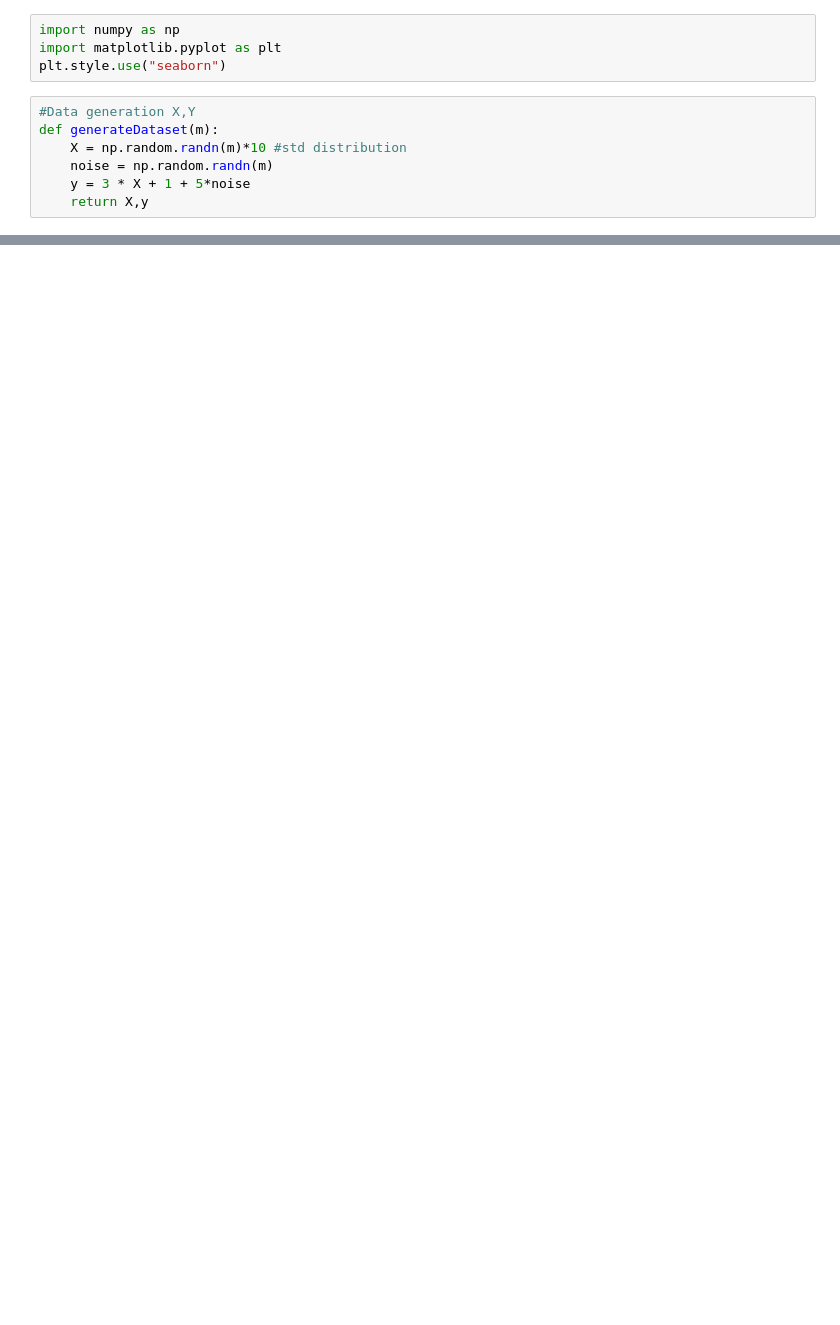
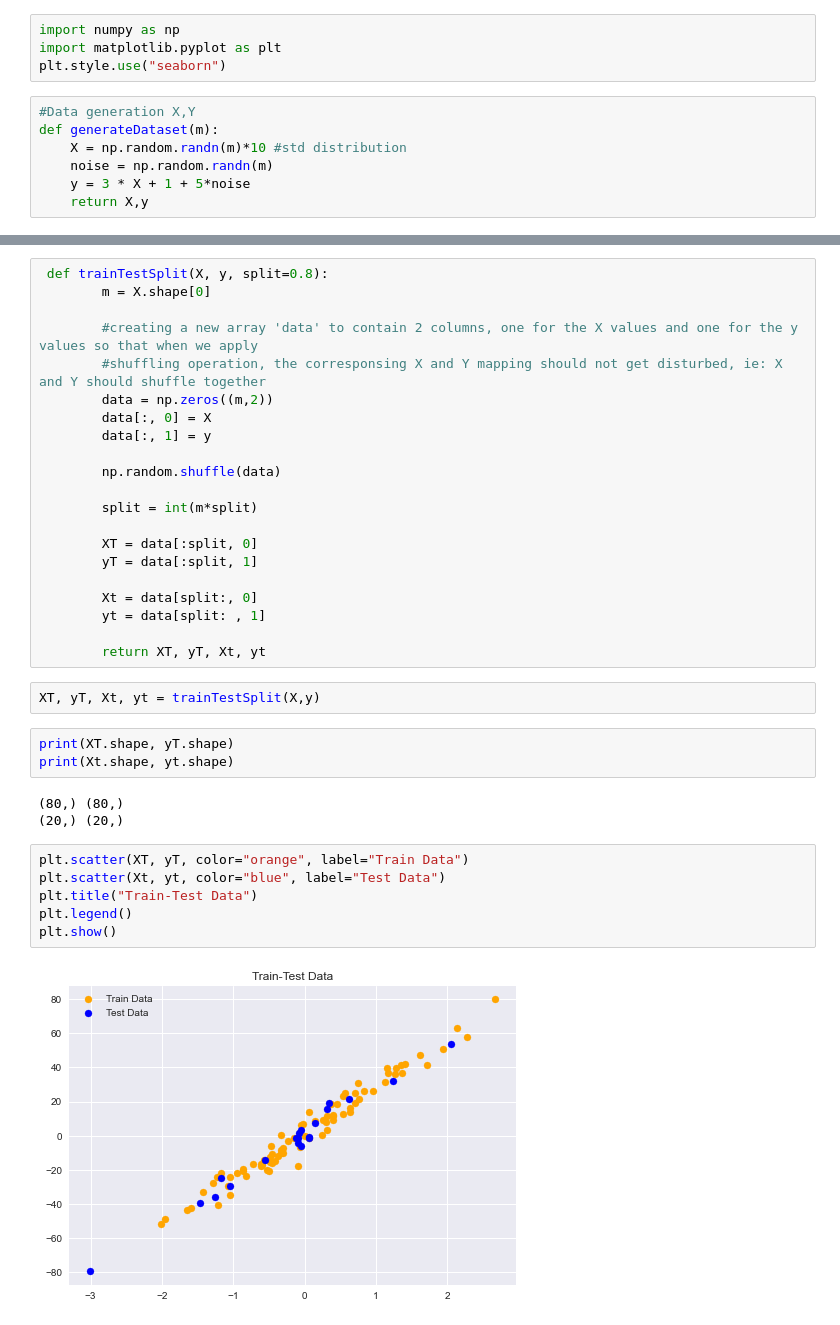
Before and after one commit to irfanalimd/machine-learning, a Jupyter notebook: linear_regression.ipynb, the cells around one changed output, grey strips where cells are left out. Drawn from its saved outputs; the diff is of its cells as text; blank space fills up the shorter version.

Commit message:
linear reg - normalisation and Train-Test split

```diff
--- a/linear_regression.ipynb
+++ b/linear_regression.ipynb
@@ -31,0 +59,37 @@ plotData(X,y)
+# %%
+ def trainTestSplit(X, y, split=0.8):
+        m = X.shape[0]
+
+        #creating a new array 'data' to contain 2 columns, one for the X values and one for the y values so that when we apply
+        #shuffling operation, the corresponsing X and Y mapping should not get disturbed, ie: X and Y should shuffle together
+        data = np.zeros((m,2))
+        data[:, 0] = X
+        data[:, 1] = y
+
+        np.random.shuffle(data)
+
+        split = int(m*split)
+
+        XT = data[:split, 0]
+        yT = data[:split, 1]
+
+        Xt = data[split:, 0]
+        yt = data[split: , 1]
+
+        return XT, yT, Xt, yt
+# %%
+XT, yT, Xt, yt = trainTestSplit(X,y)
+# %%
+print(XT.shape, yT.shape)
+print(Xt.shape, yt.shape)
+# %% [output]
+(80,) (80,)
+(20,) (20,)
+# %%
+plt.scatter(XT, yT, color="orange", label="Train Data")
+plt.scatter(Xt, yt, color="blue", label="Test Data")
+plt.title("Train-Test Data")
+plt.legend()
+plt.show()
+# %% [output]
+[figure, added]
```
Also changed, not shown: parts of 6 cells of this notebook.
